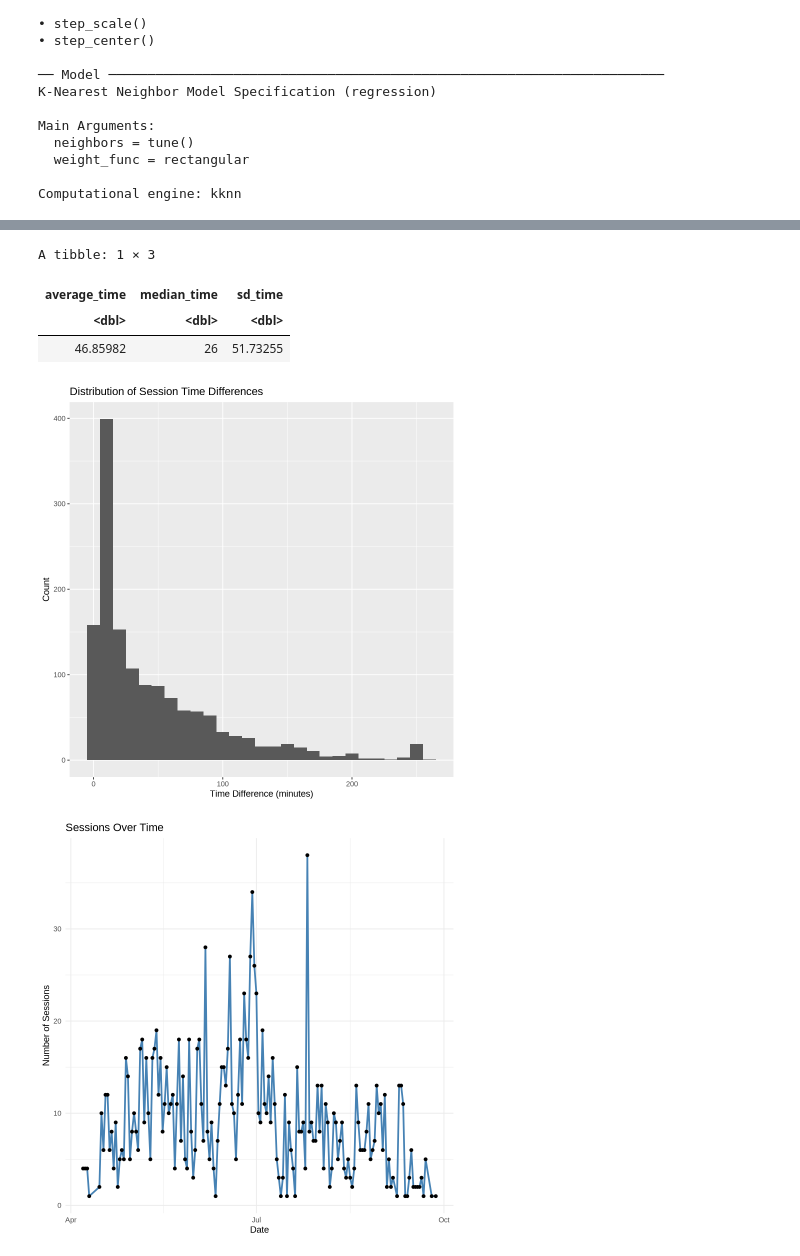
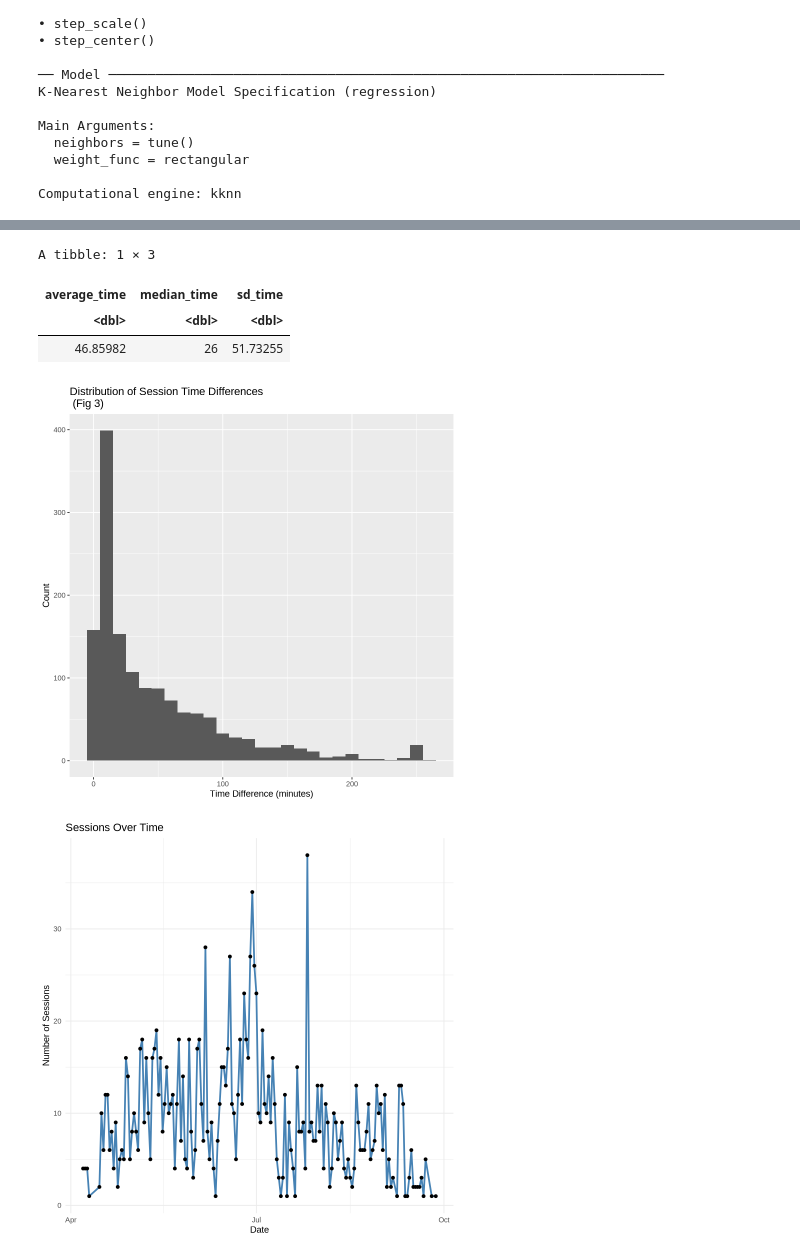
Before and after one commit to Bumblet3a/DSCi-Final, a Jupyter notebook: Project group.ipynb, the cells around one changed output, grey strips where cells are left out. Saved outputs shown, nothing was run; the diff lists cells and outputs as text; code cells hidden in the pictures.

```diff
--- a/Project group.ipynb
+++ b/Project group.ipynb
@@ -306,33 +287,31 @@ A tibble: 1441 × 13
 # %%
 sessions_time_diff <- sessions |>
     mutate(time_diff = (EHour - Hour) * 60 + (EMinute - Minute))
 
 
 time_stats <- sessions_time_diff |>
     summarize(average_time = mean(time_diff, na.rm = TRUE),
               median_time = median(time_diff, na.rm = TRUE),
               sd_time = sd(time_diff, na.rm = TRUE))
 
 
 sessions_visualization <- sessions_time_diff |>
     ggplot(aes(x = time_diff)) +
     geom_histogram(binwidth = 10) +
-    labs(title = "Distribution of Session Time Differences",
+    labs(title = "Distribution of Session Time Differences \n (Fig 3)",
          x = "Time Difference (minutes)",
          y = "Count")
 
 sessions_visualization
 time_stats
 
 # Skewed right distribution where most people had sessions that lasted less than 60 minutes
-
-#NEED TO ADD FIGURE NUMBER
 # %% [output]
 A tibble: 1 × 3
 | average_time | median_time | sd_time |
 | <dbl> | <dbl> | <dbl> |
 | 46.85982 | 26 | 51.73255 |
-[figure, old version]
+[figure, new version]
 # %%
 sessions_over_time <- sessions_data |>
   mutate(
```
Also changed, not shown: parts of 8 cells of this notebook.
